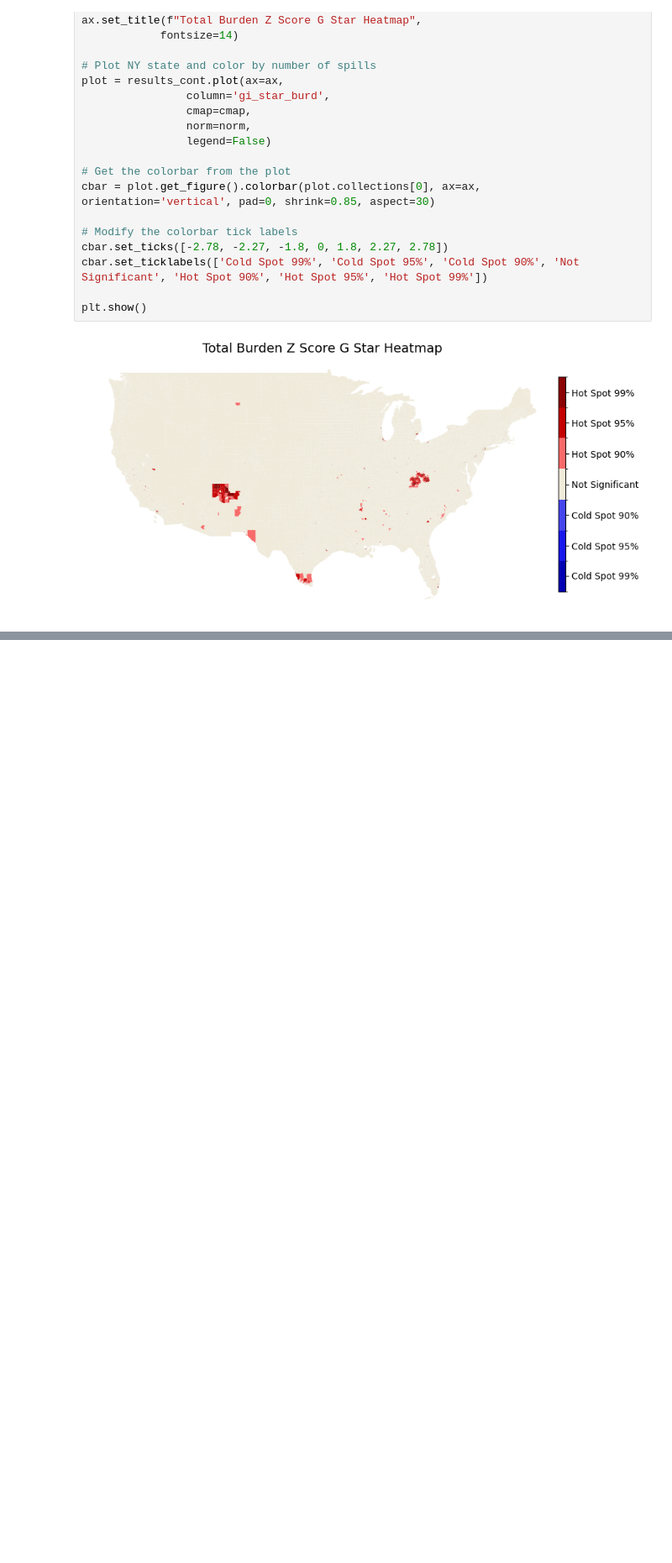
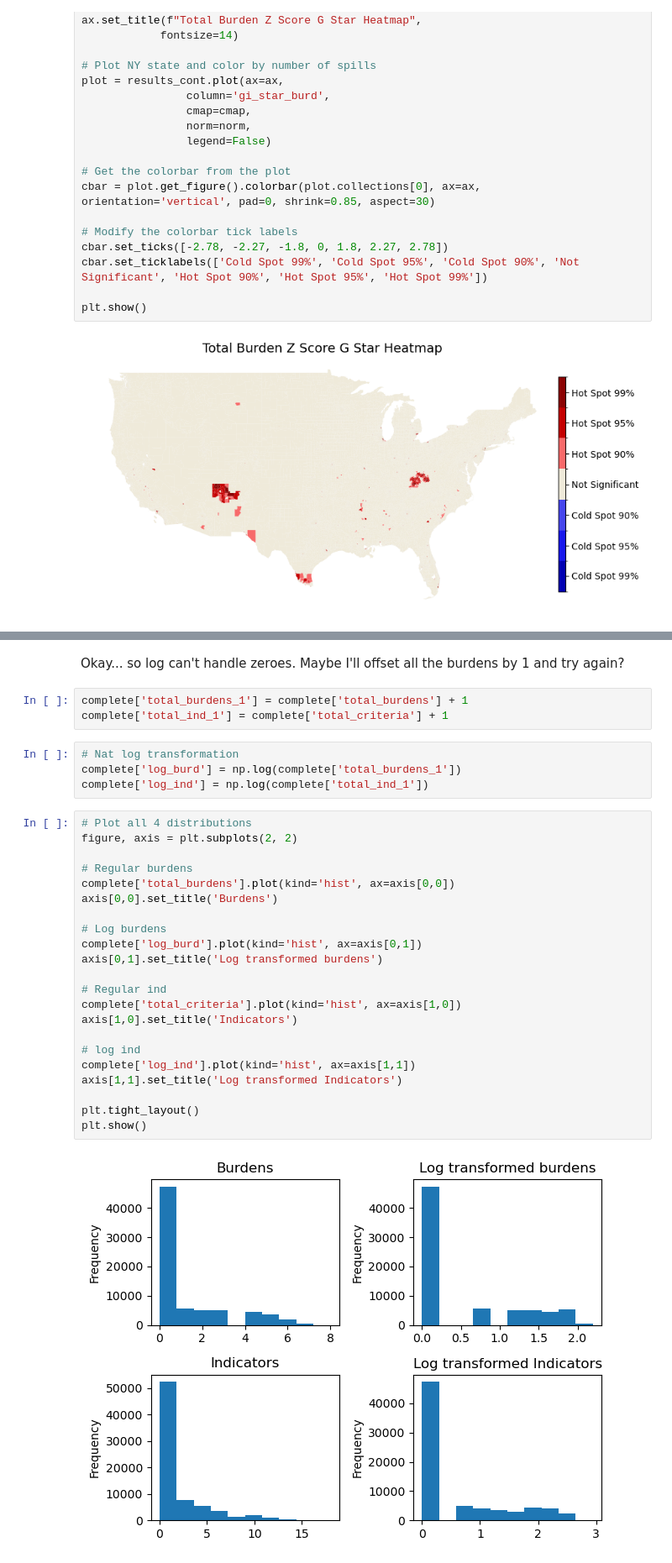
Before and after one commit to haylee360/j40-data-exploration, a Jupyter notebook: docs/gstar-tuning.ipynb, the cells around one changed output, grey strips where cells are left out. Shown at 84% size. Cells and saved outputs as stored; diff of their text form; blank space fills up the shorter version.

Commit message:
Log transf

```diff
--- a/docs/gstar-tuning.ipynb
+++ b/docs/gstar-tuning.ipynb
@@ -727,0 +753,33 @@ plt.show()
+# %% [markdown]
+Okay... so log can't handle zeroes. Maybe I'll offset all the burdens by 1 and try again?
+# %%
+complete['total_burdens_1'] = complete['total_burdens'] + 1
+complete['total_ind_1'] = complete['total_criteria'] + 1
+# %%
+# Nat log transformation
+complete['log_burd'] = np.log(complete['total_burdens_1'])
+complete['log_ind'] = np.log(complete['total_ind_1'])
+# %%
+# Plot all 4 distributions
+figure, axis = plt.subplots(2, 2)
+
+# Regular burdens
+complete['total_burdens'].plot(kind='hist', ax=axis[0,0])
+axis[0,0].set_title('Burdens')
+
+# Log burdens
+complete['log_burd'].plot(kind='hist', ax=axis[0,1])
+axis[0,1].set_title('Log transformed burdens')
+
+# Regular ind
+complete['total_criteria'].plot(kind='hist', ax=axis[1,0])
+axis[1,0].set_title('Indicators')
+
+# log ind
+complete['log_ind'].plot(kind='hist', ax=axis[1,1])
+axis[1,1].set_title('Log transformed Indicators')
+
+plt.tight_layout()
+plt.show()
+# %% [output]
+[figure, added]
```
Also changed, not shown: parts of 10 cells of this notebook, 1 other file.
